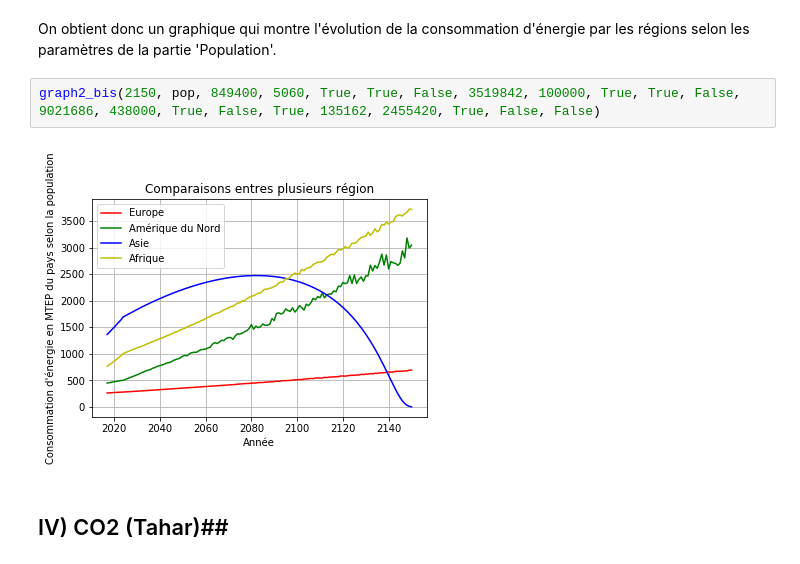
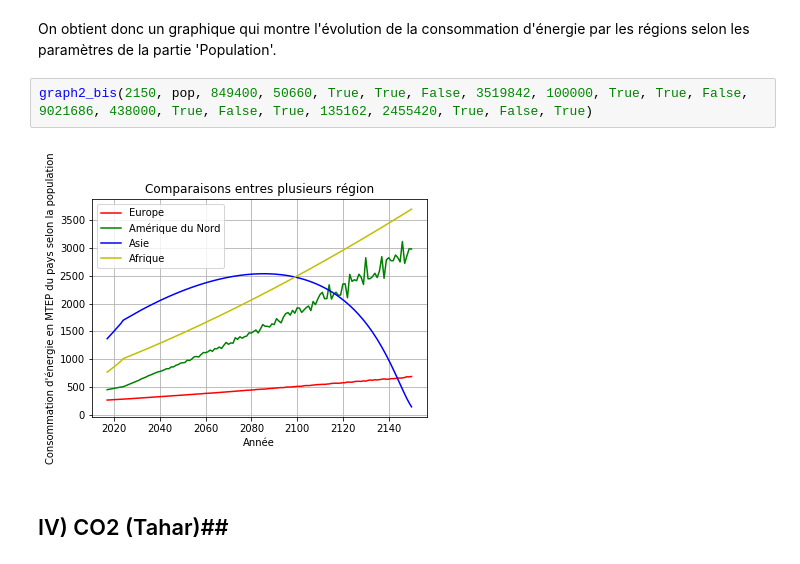
Before and after one commit to are2019-mipia1a2/Evolution-CO2, a Jupyter notebook: (fini)po+pib+energie1.0 (3).ipynb, the cells around one changed output. Saved outputs shown, nothing was run; the diff lists cells and outputs as text.

```diff
--- a/(fini)po+pib+energie1.0 (3).ipynb
+++ b/(fini)po+pib+energie1.0 (3).ipynb
@@ -1465,9 +1465,9 @@ def graph2_bis(annee_final, pop, n1, m1, probleme1, positif1, fixe1, n2, m2, pro
 # %% [markdown]
 On obtient donc un graphique qui montre l'évolution de la consommation d'énergie par les régions selon les paramètres de la partie 'Population'.
 # %%
-graph2_bis(2150, pop, 849400, 5060, True, True, False, 3519842, 100000, True, True, False, 9021686, 438000, True, False, True, 135162, 2455420, True, False, False)
+graph2_bis(2150, pop, 849400, 50660, True, True, False, 3519842, 100000, True, True, False, 9021686, 438000, True, False, True, 135162, 2455420, True, False, True)
 # %% [output]
-[figure, old version]
+[figure, new version]
 # %% [markdown]
 ## IV) CO2 (Tahar)##
 # %%
```
Also changed, not shown: parts of 35 cells of this notebook, 1 other file.
